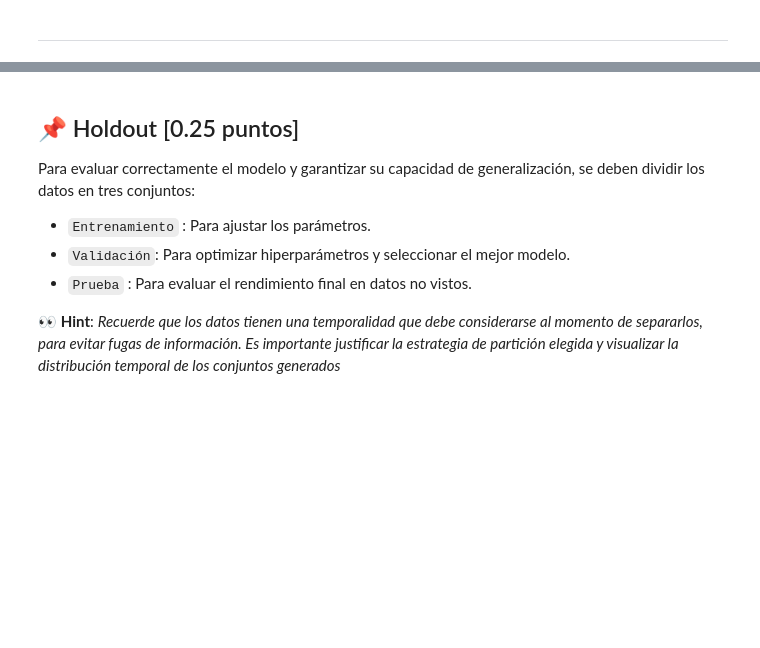
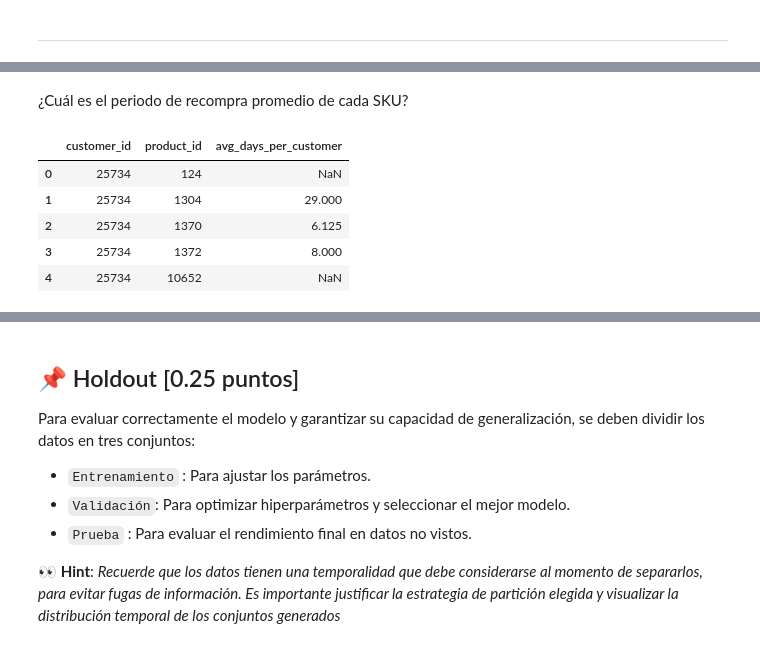
Before and after one commit to cristianjaram/MDS7202-labs, a Jupyter notebook: proyecto_lab/enunciado_entrega1.ipynb, the cells around one changed output, grey strips where cells are left out. Cells and saved outputs as stored; diff of their text form; code cells hidden in the pictures; blank space fills up the shorter version.

```diff
--- a/proyecto_lab/enunciado_entrega1.ipynb
+++ b/proyecto_lab/enunciado_entrega1.ipynb
@@ -620,0 +701,34 @@ Name: count, Length: 366, dtype: int64
+# %% [markdown]
+¿Cuál es el periodo de recompra promedio de cada SKU?
+# %%
+# Ordenar y calcular días entre compras por cliente y producto
+data_sorted = data.sort_values(['customer_id', 'product_id', 'purchase_date'])
+
+data_sorted['days_since_last_purchase'] = (
+    data_sorted.groupby(['customer_id', 'product_id'])['purchase_date']
+    .diff()
+    .dt.days
+)
+
+# Promedio de recompra por cliente y producto
+promedio_por_cliente = (
+    data_sorted.groupby(['customer_id', 'product_id'])['days_since_last_purchase']
+    .mean()
+    .reset_index(name='avg_days_per_customer')
+)
+
+# Promedio de recompra por producto (promedio de los promedios por cliente)
+promedio_por_producto = (
+    promedio_por_cliente.groupby('product_id')['avg_days_per_customer']
+    .mean()
+    .reset_index(name='avg_repurchase_days')
+)
+# %%
+promedio_por_cliente.head()
+# %% [output]
+|  | customer_id | product_id | avg_days_per_customer |
+| 0 | 25734 | 124 | NaN |
+| 1 | 25734 | 1304 | 29.000 |
+| 2 | 25734 | 1370 | 6.125 |
+| 3 | 25734 | 1372 | 8.000 |
+| 4 | 25734 | 10652 | NaN |
```
Also changed, not shown: parts of 14 cells of this notebook.
